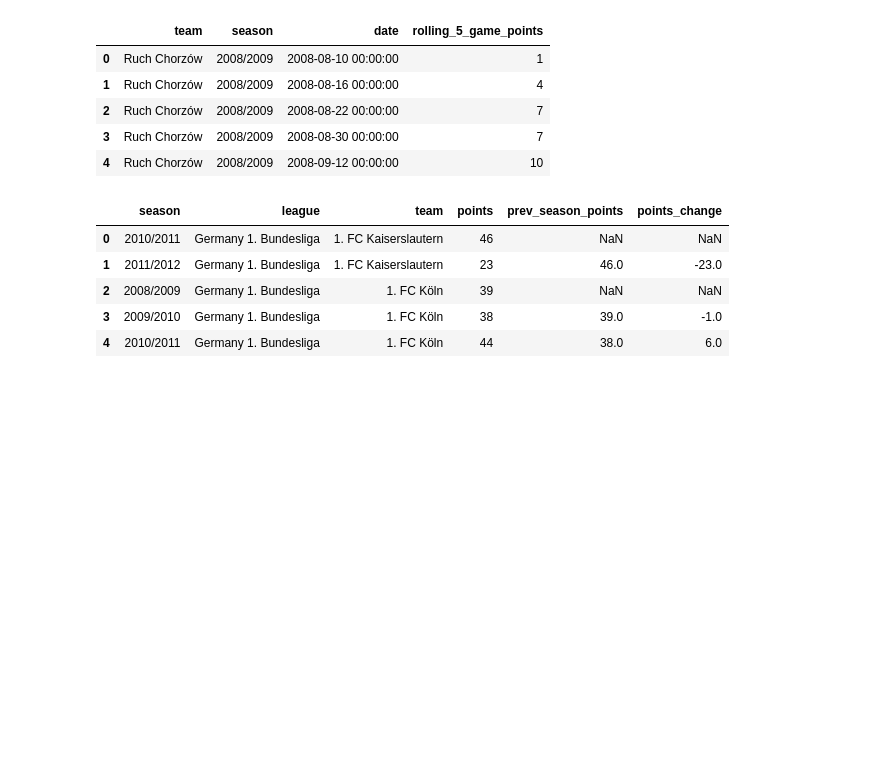
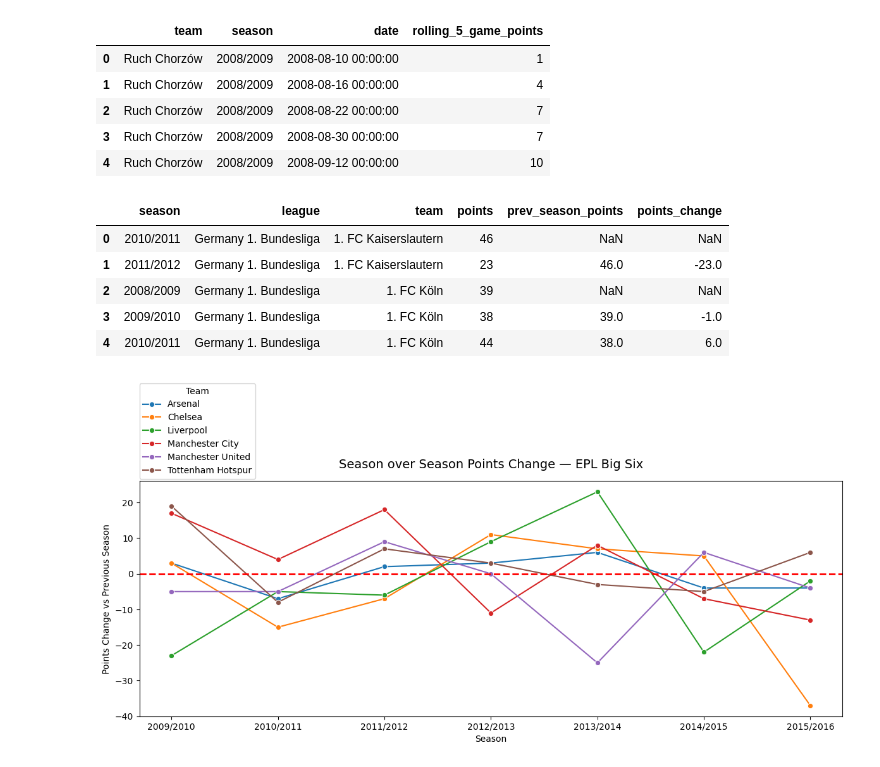
Before and after one commit to tonyinarula/football-analysis, a Jupyter notebook: analysis.ipynb, the cells around one changed output. Cells and saved outputs as stored; diff of their text form; code cells hidden in the pictures; blank space fills up the shorter version.

Commit message:
Create season over season points graph for Big Six in EPL

```diff
--- a/analysis.ipynb
+++ b/analysis.ipynb
@@ -117,3 +133,36 @@ ssn_over_ssn_df.head()
 | 2 | 2008/2009 | Germany 1. Bundesliga | 1. FC Köln | 39 | NaN | NaN |
 | 3 | 2009/2010 | Germany 1. Bundesliga | 1. FC Köln | 38 | 39.0 | -1.0 |
 | 4 | 2010/2011 | Germany 1. Bundesliga | 1. FC Köln | 44 | 38.0 | 6.0 |
+# %%
+big_six = ['Arsenal','Chelsea','Liverpool','Tottenham Hotspur','Manchester City','Manchester United']
+epl_ssns = ssn_over_ssn_df[(ssn_over_ssn_df['league'] == 'England Premier League') &
+                           (ssn_over_ssn_df['team'].isin(big_six)) &
+                            (ssn_over_ssn_df['season'] != '2008/2009')]
+
+fig, ax = plt.subplots(figsize=(12, 6))
+
+sns.lineplot(data = epl_ssns,
+             x = 'season',
+             y = 'points_change',
+             hue = 'team',
+             markers = True,
+             dashes = False,
+             marker = 'o')
+
+ax.axhline(y = 0,
+           color = 'red',
+           linestyle = '--',
+           linewidth = 2)
+
+ax.set_title('Season over Season Points Change — EPL Big Six', fontsize=14, pad=15)
+ax.set_xlabel('Season')
+ax.set_ylabel('Points Change vs Previous Season')
+ax.legend(title = 'Team',
+          loc = 'lower left',
+          bbox_to_anchor = (0, 1.01),
+          borderaxespad = 0)
+
+plt.tight_layout()
+plt.show()
+# %% [output]
+[figure, added]
```
Also changed, not shown: parts of 6 cells of this notebook.
